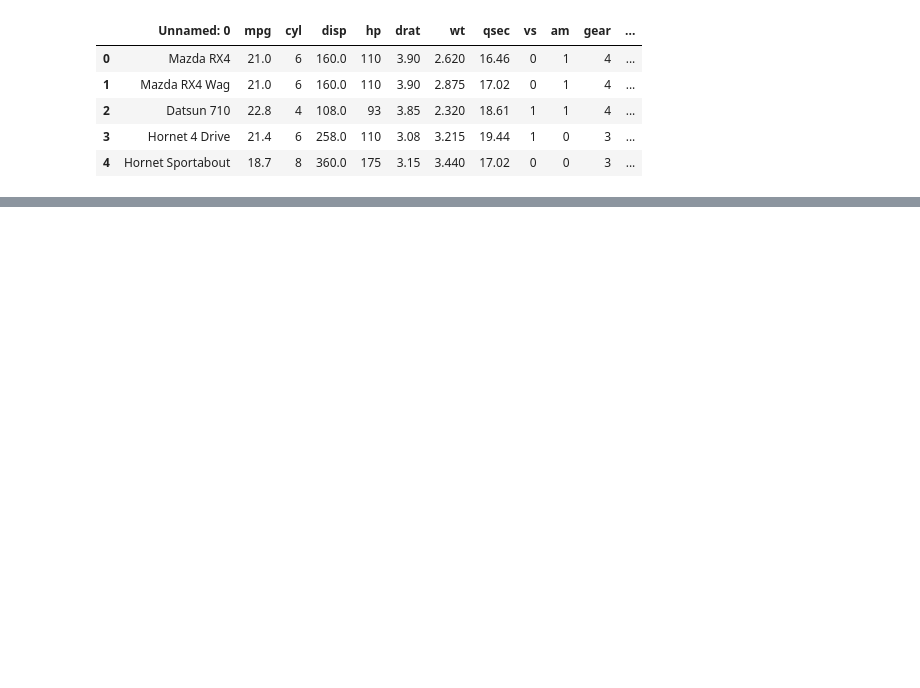
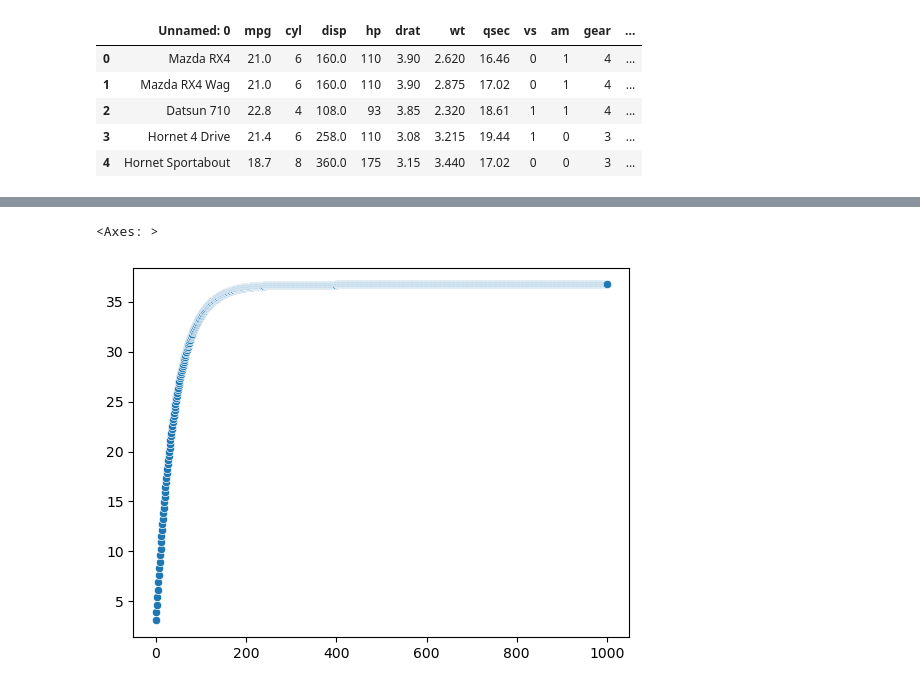
Before and after one commit to finalFlash159/pytorch, a Jupyter notebook: linear_modelclass.ipynb, the cells around one changed output, grey strips where cells are left out. Cells and saved outputs as stored; diff of their text form; code cells hidden in the pictures; blank space fills up the shorter version.

```diff
--- a/linear_modelclass.ipynb
+++ b/linear_modelclass.ipynb
@@ -97,0 +153,5 @@ Epooch: 900, Loss: 15.2709
+# %%
+sns.scatterplot(x=range(len(bias)), y=bias)
+# %% [output]
+<Axes: >
+[figure, added]
```
Also changed, not shown: parts of 25 cells of this notebook, 1 other file.
